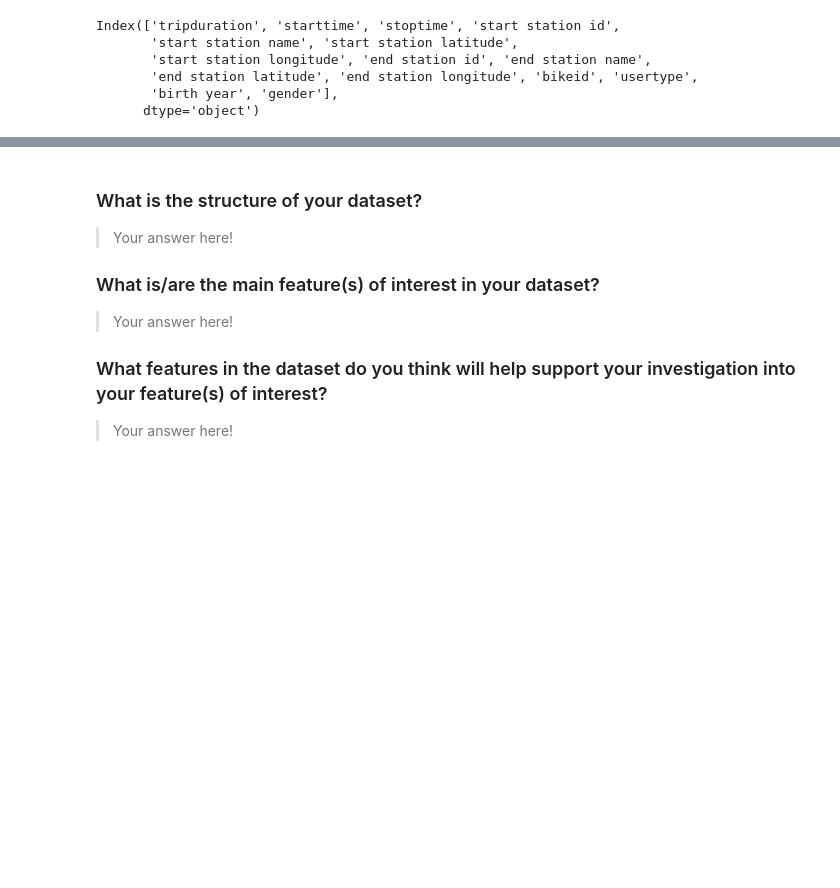
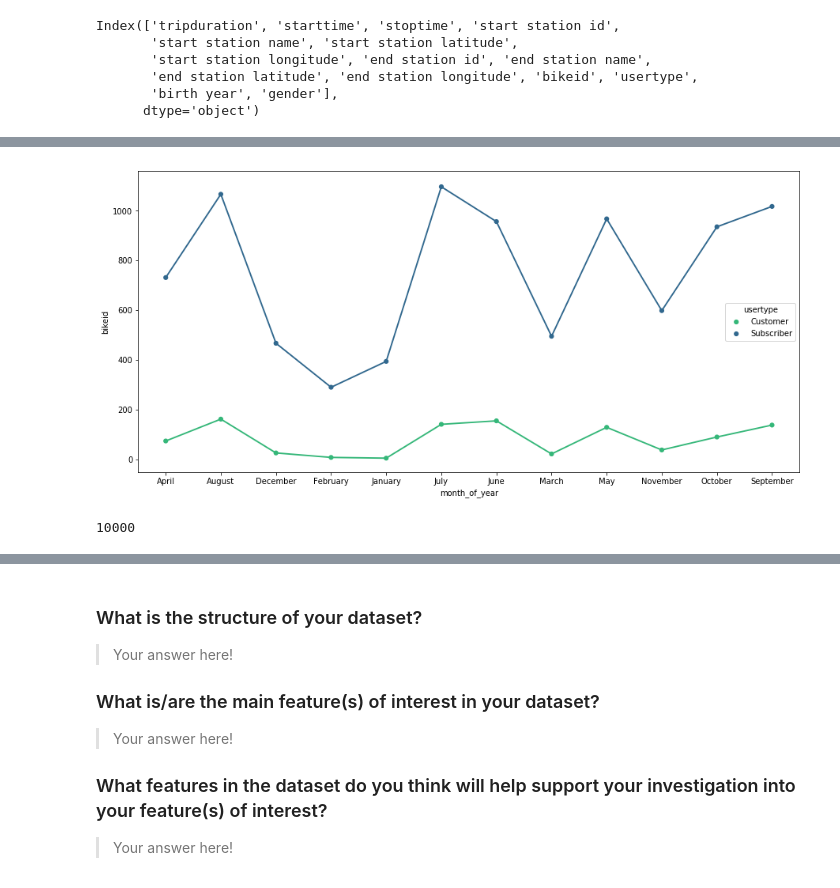
Before and after one commit to Manju-Saini/City-Bike-Data-Analysis-Visualization-Project, a Jupyter notebook: exploration_trip_data_los_angeles.ipynb, the cells around one changed output, grey strips where cells are left out. Cells and saved outputs as stored; diff of their text form; code cells hidden in the pictures; blank space fills up the shorter version.

```diff
--- a/exploration_trip_data_los_angeles.ipynb
+++ b/exploration_trip_data_los_angeles.ipynb
@@ -152,0 +171,8 @@ trip['month_of_year'] = trip['starttime'].dt.month_name()
+# %%
+# Month Vs total rides count
+plt.figure(figsize=[15,7])
+month_usertype_df= trip.groupby(['month_of_year','usertype']).agg({'bikeid':'count'}).reset_index()
+
+ax = sb.pointplot(x='month_of_year', y='bikeid', hue='usertype', palette='viridis_r', scale=.7, data=month_usertype_df)
+# %% [output]
+[figure, added]
@@ -152,0 +189,4 @@ trip['month_of_year'] = trip['starttime'].dt.month_name()
+# %%
+trip.shape[0]
+# %% [output]
+10000
```
Also changed, not shown: parts of 34 cells of this notebook.
